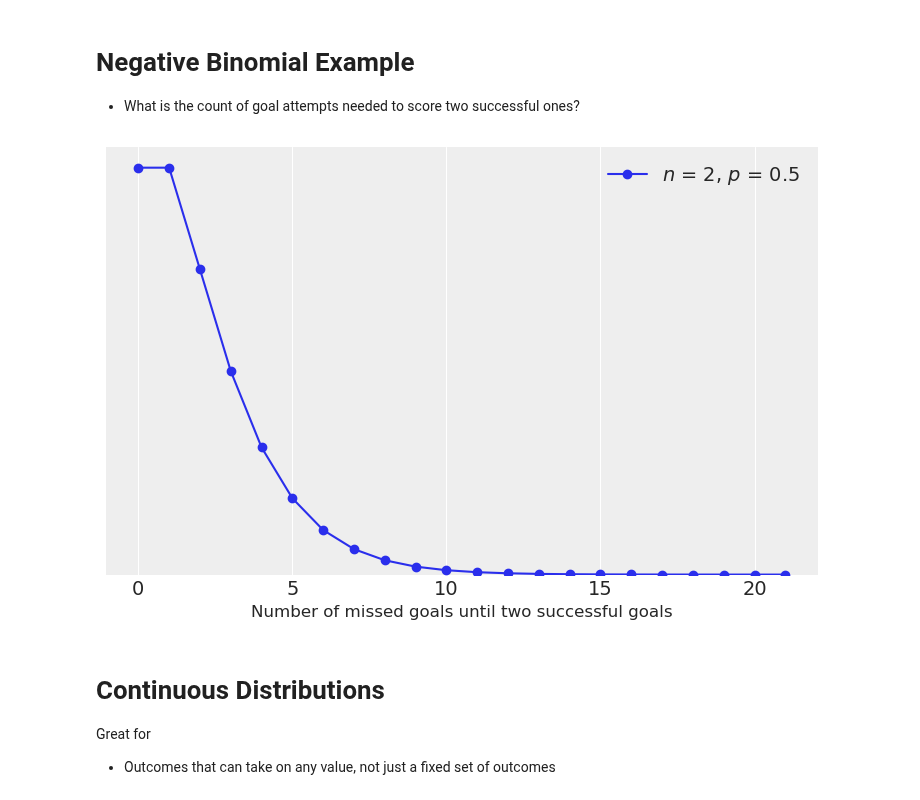
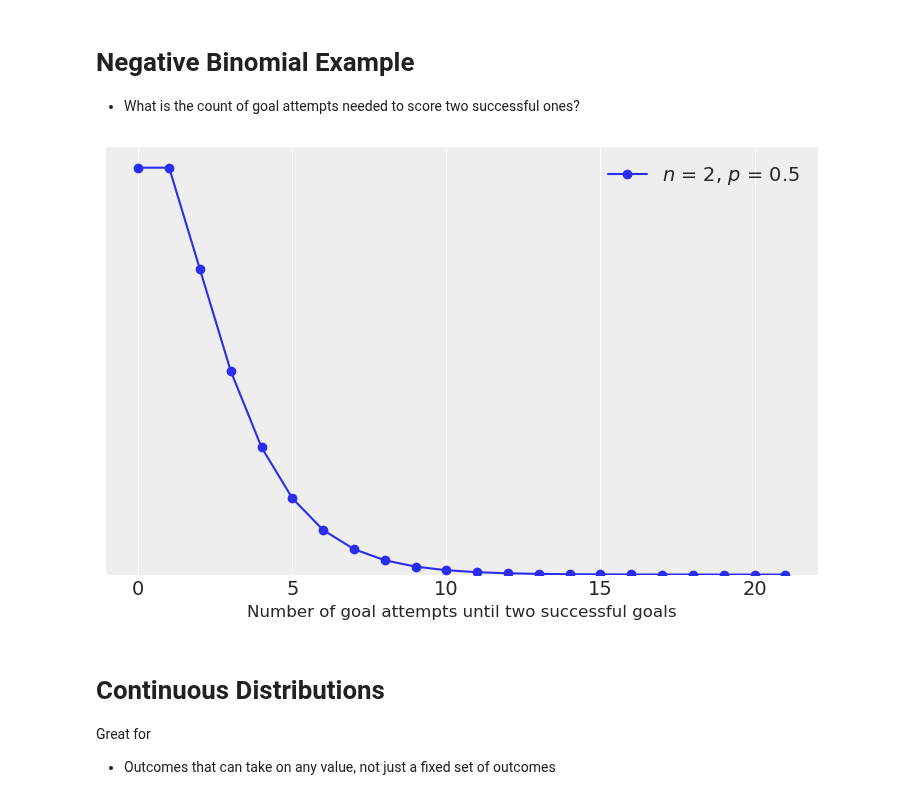
Before and after one commit to AlexAndorra/notebooks-experiments, a Jupyter notebook: Common Distributions-Distributions.ipynb, the cells around one changed output. Saved outputs shown, nothing was run; the diff lists cells and outputs as text; code cells hidden in the pictures.

```diff
--- a/Common Distributions-Distributions.ipynb
+++ b/Common Distributions-Distributions.ipynb
@@ -134,13 +129,13 @@ plot_format();
 # %%
 k = np.arange(0, 22)
 n = 2
 p = .5
 
 pmf = stats.nbinom(n, p).pmf(k)
 plt.plot(k, pmf, '-o', label=r'$n$ = {}, $p$ = {}'.format(n, p))
-plot_format("Number of missed goals until two successful goals");
+plot_format("Number of goal attempts until two successful goals");
 # %% [output]
-[figure, old version]
+[figure, new version]
 # %% [markdown]
 # Continuous Distributions
 
```
Also changed, not shown: parts of 12 cells of this notebook.
